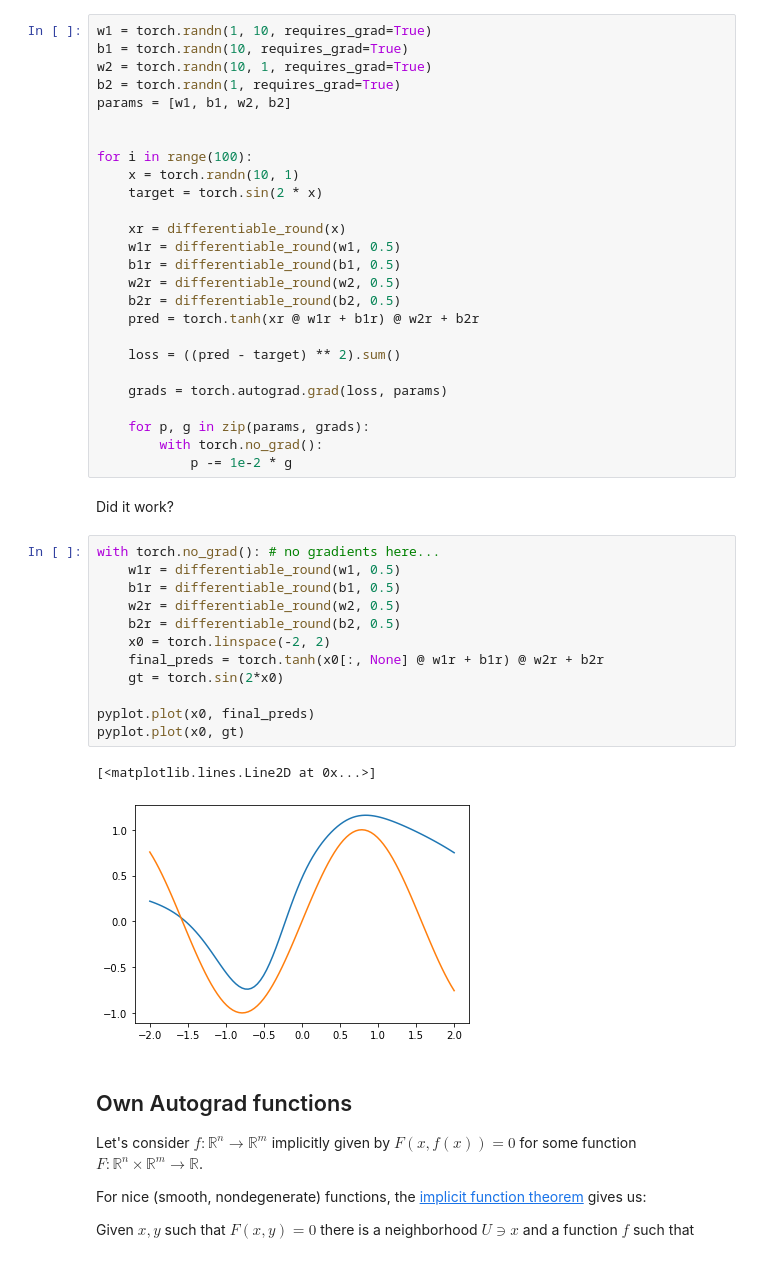
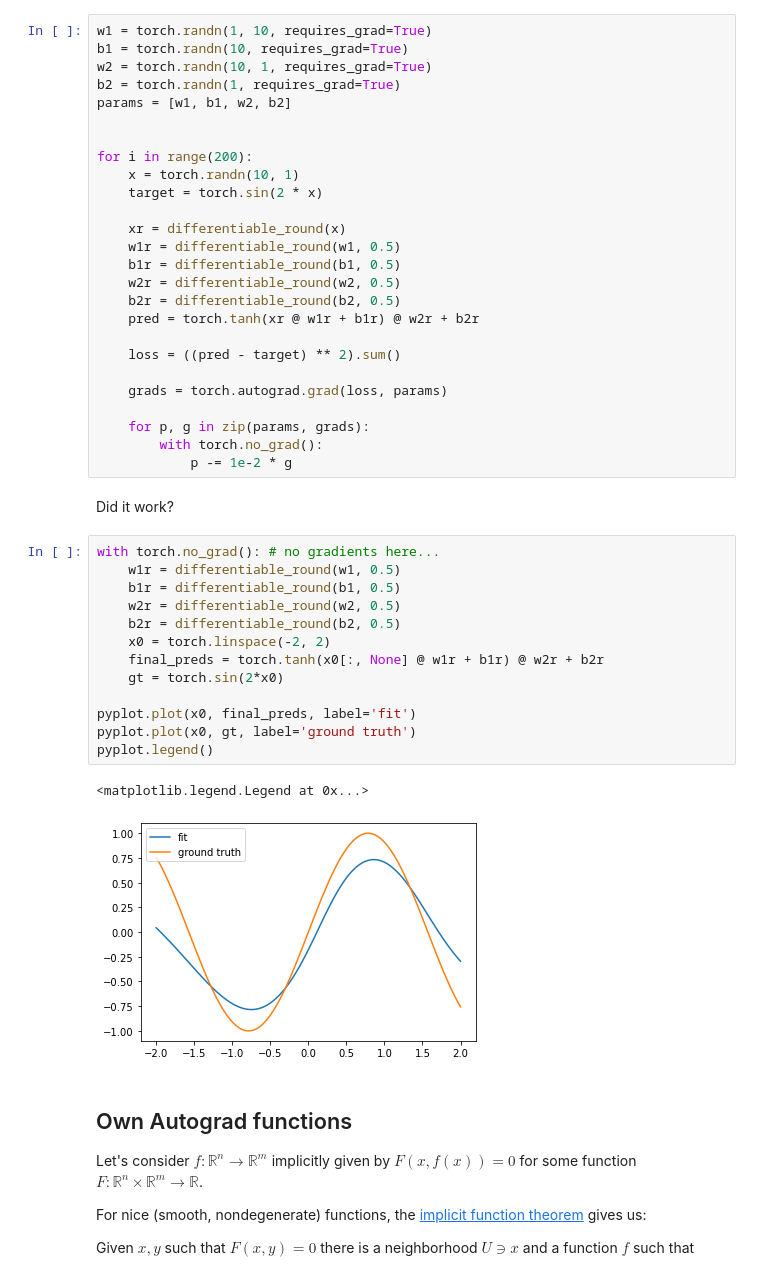
Before and after one commit to t-vi/acdl2020, a Jupyter notebook: pytorch_introduction.ipynb, the cells around one changed output. Drawn from its saved outputs; the diff is of its cells as text.

```diff
--- a/pytorch_introduction.ipynb
+++ b/pytorch_introduction.ipynb
@@ -559,7 +583,7 @@ b2 = torch.randn(1, requires_grad=True)
 params = [w1, b1, w2, b2]
 
 
-for i in range(100):
+for i in range(200):
     x = torch.randn(10, 1)
     target = torch.sin(2 * x)
 
@@ -582,18 +606,19 @@ Did it work?
 # %%
 with torch.no_grad(): # no gradients here...
     w1r = differentiable_round(w1, 0.5)
     b1r = differentiable_round(b1, 0.5)
     w2r = differentiable_round(w2, 0.5)
     b2r = differentiable_round(b2, 0.5)
     x0 = torch.linspace(-2, 2)
     final_preds = torch.tanh(x0[:, None] @ w1r + b1r) @ w2r + b2r
     gt = torch.sin(2*x0)
 
-pyplot.plot(x0, final_preds)
-pyplot.plot(x0, gt)
+pyplot.plot(x0, final_preds, label='fit')
+pyplot.plot(x0, gt, label='ground truth')
+pyplot.legend()
 # %% [output]
-[<matplotlib.lines.Line2D at 0x...>]
+<matplotlib.legend.Legend at 0x...>
-[figure, old version]
+[figure, new version]
 # %% [markdown]
 ## Own Autograd functions
 
```
Also changed, not shown: parts of 35 cells of this notebook.
